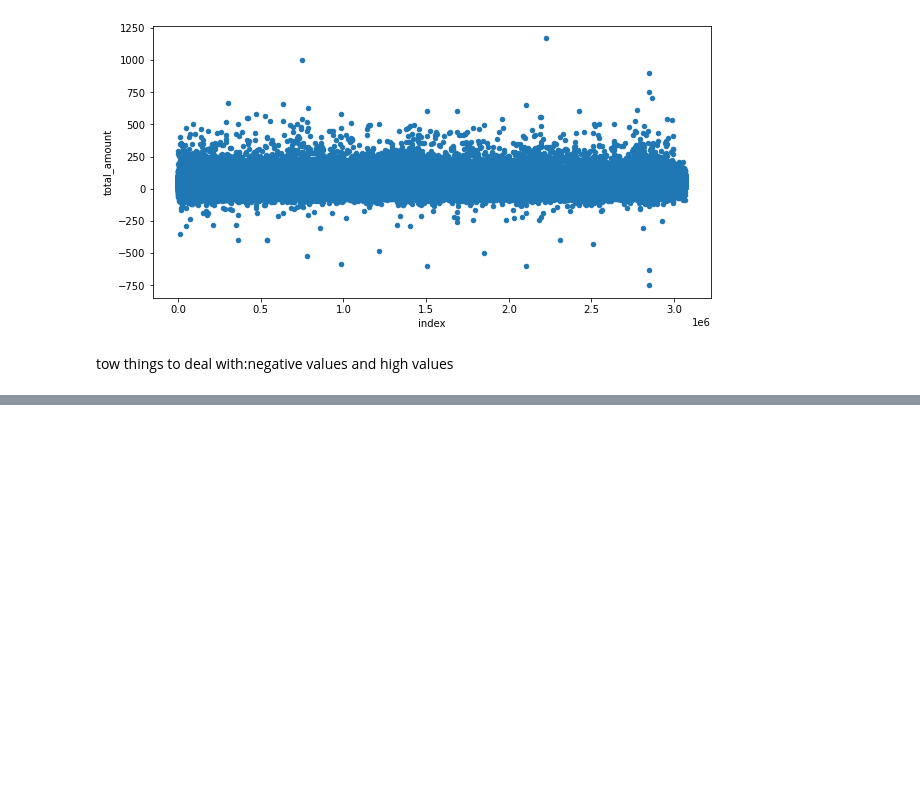
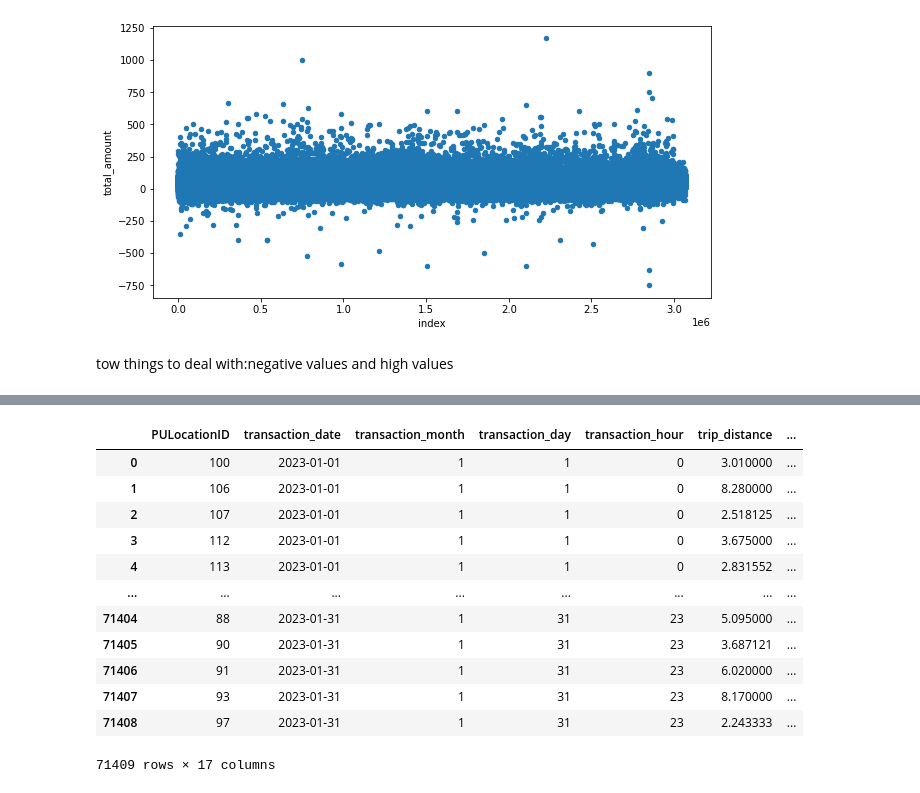
Before and after one commit to Talha-010/New-York-Taxi-Analysis, a Jupyter notebook: Main notebook.ipynb, the cells around one changed output, grey strips where cells are left out. Drawn from its saved outputs; the diff is of its cells as text; code cells hidden in the pictures; blank space fills up the shorter version.

```diff
--- a/Main notebook.ipynb
+++ b/Main notebook.ipynb
@@ -75,0 +499,9 @@ tow things to deal with:negative values and high values
+# %%
+nyc_weather['cloud cover'] = nyc_weather['cloud cover'].replace('70 – 80%.', 0.7)
+nyc_weather['cloud cover'] = nyc_weather['cloud cover'].replace('100%.', 1)
+nyc_weather['cloud cover'] = nyc_weather['cloud cover'].replace('20–30%.', 0.3)
+nyc_weather['cloud cover'] = nyc_weather['cloud cover'].replace('50%.', 0.5)
+nyc_weather['cloud cover'] = nyc_weather['cloud cover'].replace('no clouds', 0)
+nyc_weather['cloud cover'] = nyc_weather['cloud cover'].replace('Sky obscured by fog and/or other meteorological phenomena.', 1)
+nyc_weather['cloud cover'] = nyc_weather['cloud cover'].astype(float)
+nyc_weather['cloud cover'].interpolate(inplace=True)
@@ -75,0 +518,8 @@ tow things to deal with:negative values and high values
+# %%
+nyc_weather.loc[:,'date and time']= pd.to_datetime(nyc_weather.loc[:,'date and time'])
+nyc_weather['hour'] = nyc_weather['date and time'].dt.hour
+nyc_weather['month'] = nyc_weather['date and time'].dt.month
+nyc_weather['day'] = nyc_weather['date and time'].dt.day
+# %%
+nyc_taxi_with_weather = data_with_new_feat.merge(nyc_weather, left_on = ['transaction_month','transaction_day','transaction_hour'],right_on= ['month','day','hour'],how='left')
+nyc_taxi_with_weather.head()
@@ -75,0 +534,2 @@ tow things to deal with:negative values and high values
+# %%
+nyc_taxi_with_weather.drop(['date and time','hour','month','day'],axis=1,inplace=True)
@@ -75,0 +566,16 @@ tow things to deal with:negative values and high values
+# %%
+nyc_taxi_with_weather.sort_values(['transaction_date','transaction_hour']).reset_index().drop('index',axis=1)
+# %% [output]
+|  | PULocationID | transaction_date | transaction_month | transaction_day | transaction_hour | trip_distance | ... |
+| 0 | 100 | 2023-01-01 | 1 | 1 | 0 | 3.010000 | ... |
+| 1 | 106 | 2023-01-01 | 1 | 1 | 0 | 8.280000 | ... |
+| 2 | 107 | 2023-01-01 | 1 | 1 | 0 | 2.518125 | ... |
+| 3 | 112 | 2023-01-01 | 1 | 1 | 0 | 3.675000 | ... |
+| 4 | 113 | 2023-01-01 | 1 | 1 | 0 | 2.831552 | ... |
+| ... | ... | ... | ... | ... | ... | ... | ... |
+| 71404 | 88 | 2023-01-31 | 1 | 31 | 23 | 5.095000 | ... |
+| 71405 | 90 | 2023-01-31 | 1 | 31 | 23 | 3.687121 | ... |
+| 71406 | 91 | 2023-01-31 | 1 | 31 | 23 | 6.020000 | ... |
+| 71407 | 93 | 2023-01-31 | 1 | 31 | 23 | 8.170000 | ... |
+| 71408 | 97 | 2023-01-31 | 1 | 31 | 23 | 2.243333 | ... |
+71409 rows × 17 columns
```
Also changed, not shown: parts of 81 cells of this notebook, 1 other file.
